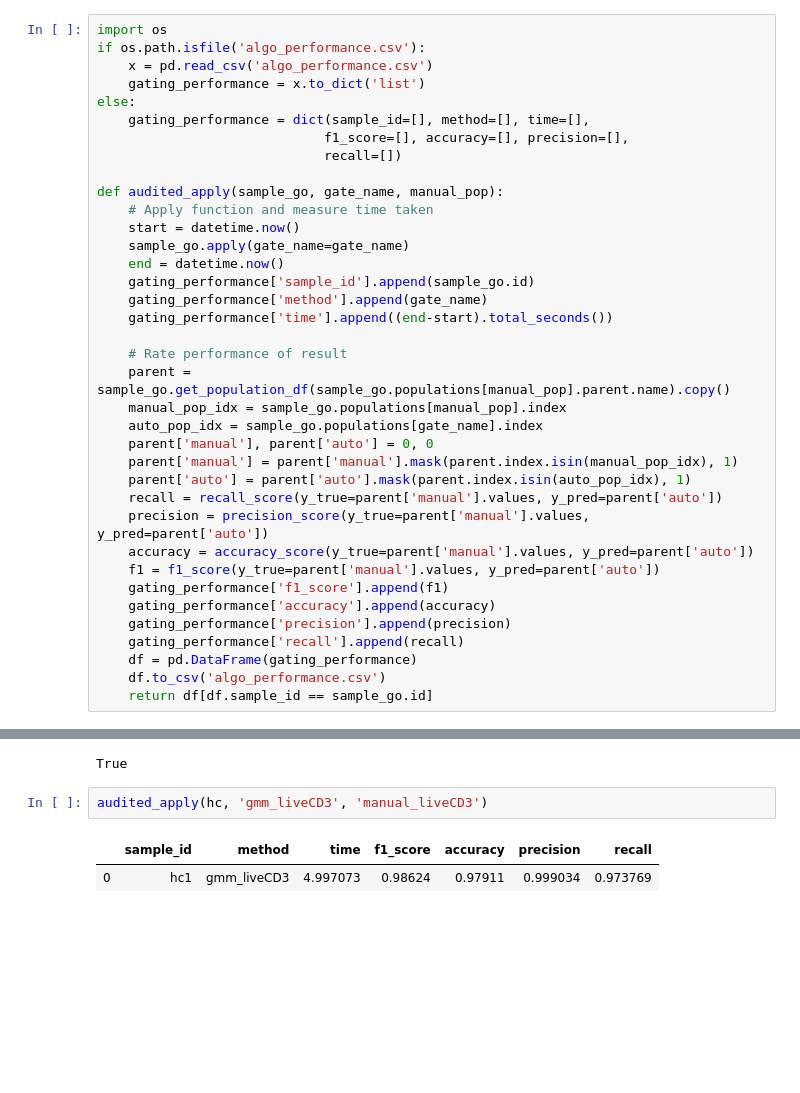
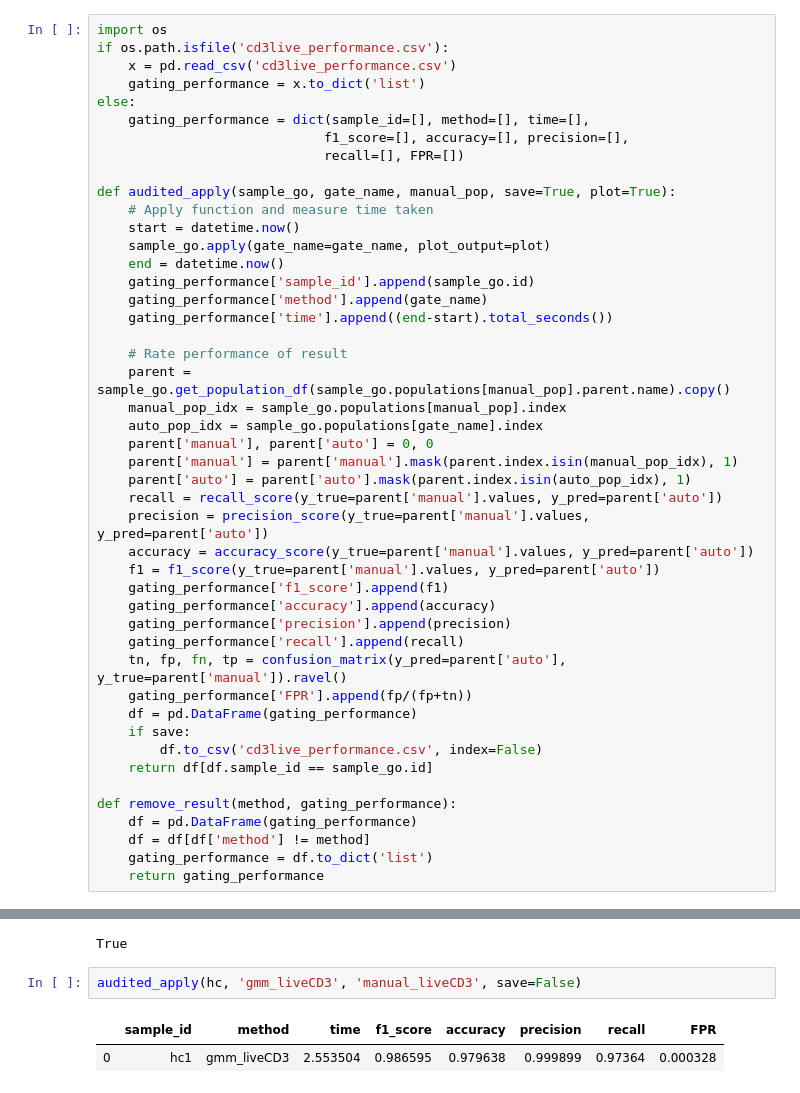
Before and after one commit to burtonrj/CytoPy, a Jupyter notebook: immunova/Notebooks/Testing/Population_Identification_Validation/CD3 Gating.ipynb, the cells around one changed output, grey strips where cells are left out. Drawn from its saved outputs; the diff is of its cells as text; blank space fills up the shorter version.

```diff
--- a/immunova/Notebooks/Testing/Population_Identification_Validation/CD3 Gating.ipynb
+++ b/immunova/Notebooks/Testing/Population_Identification_Validation/CD3 Gating.ipynb
@@ -125,18 +129,18 @@ True
 <h1>Testing automated gates</h1>
 # %%
 import os
-if os.path.isfile('algo_performance.csv'):
-    x = pd.read_csv('algo_performance.csv')
+if os.path.isfile('cd3live_performance.csv'):
+    x = pd.read_csv('cd3live_performance.csv')
     gating_performance = x.to_dict('list')
 else:
     gating_performance = dict(sample_id=[], method=[], time=[],
                              f1_score=[], accuracy=[], precision=[],
-                             recall=[])
+                             recall=[], FPR=[])
 
-def audited_apply(sample_go, gate_name, manual_pop):
+def audited_apply(sample_go, gate_name, manual_pop, save=True, plot=True):
     # Apply function and measure time taken
     start = datetime.now()
-    sample_go.apply(gate_name=gate_name)
+    sample_go.apply(gate_name=gate_name, plot_output=plot)
     end = datetime.now()
     gating_performance['sample_id'].append(sample_go.id)
     gating_performance['method'].append(gate_name)
@@ -157,9 +161,18 @@ def audited_apply(sample_go, gate_name, manual_pop):
     gating_performance['accuracy'].append(accuracy)
     gating_performance['precision'].append(precision)
     gating_performance['recall'].append(recall)
+    tn, fp, fn, tp = confusion_matrix(y_pred=parent['auto'], y_true=parent['manual']).ravel()
+    gating_performance['FPR'].append(fp/(fp+tn))
     df = pd.DataFrame(gating_performance)
-    df.to_csv('algo_performance.csv')
+    if save:
+        df.to_csv('cd3live_performance.csv', index=False)
     return df[df.sample_id == sample_go.id]
+
+def remove_result(method, gating_performance):
+    df = pd.DataFrame(gating_performance)
+    df = df[df['method'] != method]
+    gating_performance = df.to_dict('list')
+    return gating_performance
 # %%
 hc = Gating(exp, 'hc1')
 # %%
@@ -176,10 +189,10 @@ hc.create_gate(gate_name='gmm_liveCD3', parent='lymphocytes', class_='MixtureMod
 # %% [output]
 True
 # %%
-audited_apply(hc, 'gmm_liveCD3', 'manual_liveCD3')
+audited_apply(hc, 'gmm_liveCD3', 'manual_liveCD3', save=False)
 # %% [output]
-|  | sample_id | method | time | f1_score | accuracy | precision | recall |
-| 0 | hc1 | gmm_liveCD3 | 4.997073 | 0.98624 | 0.97911 | 0.999034 | 0.973769 |
+|  | sample_id | method | time | f1_score | accuracy | precision | recall | FPR |
+| 0 | hc1 | gmm_liveCD3 | 2.553504 | 0.986595 | 0.979638 | 0.999899 | 0.97364 | 0.000328 |
 [figure]
 # %%
 child_populations = ChildPopulationCollection('cluster')
```
Also changed, not shown: parts of 24 cells of this notebook, 6 other files.
